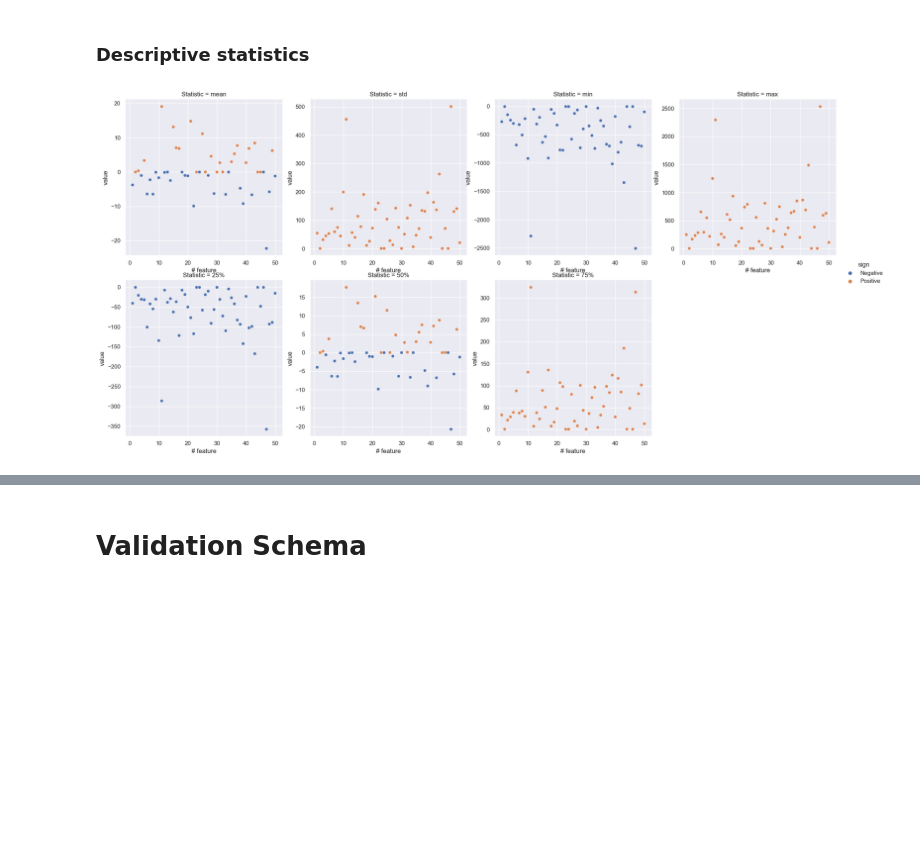
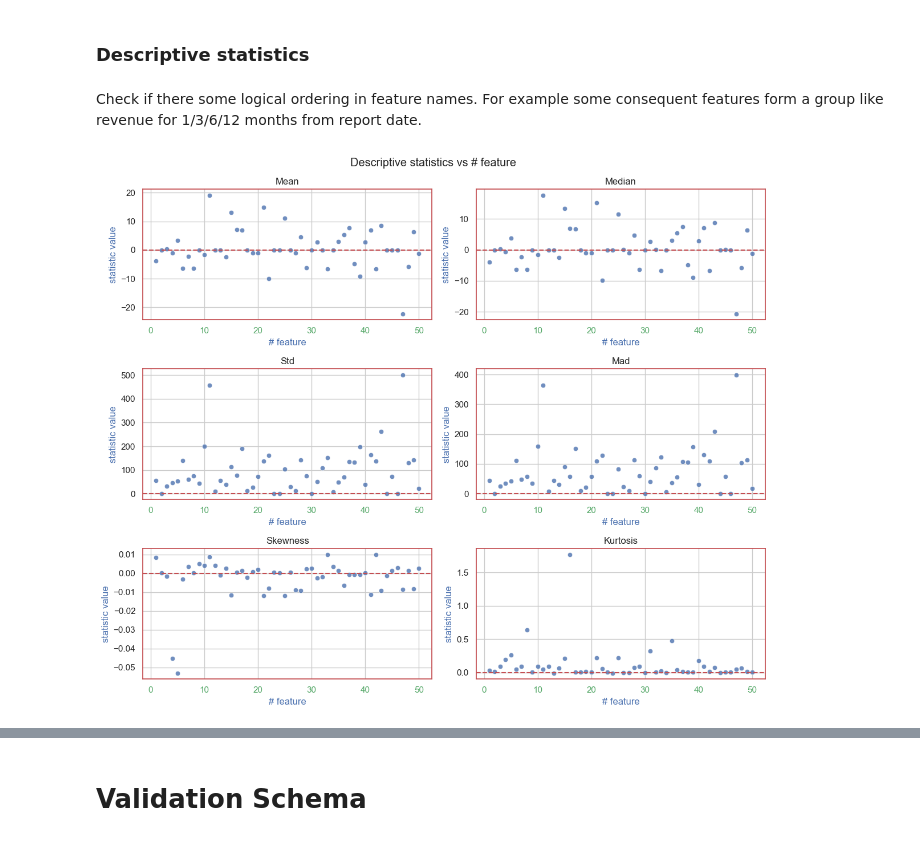
Before and after one commit to lAlexWest/uplift_modeling, a Jupyter notebook: notebooks/1. MegaFon - EDA.ipynb, the cells around one changed output, grey strips where cells are left out. Drawn from its saved outputs; the diff is of its cells as text; code cells hidden in the pictures; blank space fills up the shorter version.

```diff
--- a/notebooks/1. MegaFon - EDA.ipynb
+++ b/notebooks/1. MegaFon - EDA.ipynb
@@ -186,11 +205,40 @@ plot_df['sign'] = (
-# %%
-col_order = ['mean', 'std', 'min', 'max', '25%', '50%', '75%']
-facet = sns.relplot(
-    data=plot_df, x='# feature', y='value', hue='sign',
-    col='variable', col_wrap=4, col_order=col_order,
-    facet_kws={'sharey': False, 'sharex': False}
-    )
-
-facet.set_titles('Statistic = {col_name}');
-# %% [output]
-[figure, removed]
+# %%
+def compute_stats(df):
+
+    stats_df = df.describe(percentiles=[.5]).T.drop(columns=['count'])
+    extra_stats = [
+        data.skew().to_frame('skewness'), data.kurtosis().to_frame('kurtosis'),
+        (data - data.mean()).abs().mean().to_frame('mad')
+        ]
+    stats_df = stats_df.join(extra_stats)
+
+    # Prettificaiton
+    stats_df = stats_df.rename(columns={'50%': 'median'})
+    col_order = ['min', 'max', 'mean', 'median', 'std', 'mad', 'skewness', 'kurtosis']
+    return stats_df[col_order]
+
+
+descriptive_stats = data[features].pipe(compute_stats)
+# %% [markdown]
+Check if there some logical ordering in feature names. For example some consequent features form a group like revenue for 1/3/6/12 months from report date.
+# %%
+plot_cols = ['mean', 'median', 'std', 'mad', 'skewness', 'kurtosis']
+plot_df = descriptive_stats[plot_cols].copy()
+plot_df.index = plot_df.index.str.lstrip('X_').astype('int')
+spec = np.arange(len(plot_cols)).reshape(3, 2)
+
+fig = plt.figure(figsize=(12, 10))
+plt.suptitle('Descriptive statistics vs # feature')
+gs = fig.add_gridspec(3, 2)
+for i, stat_name in enumerate(plot_cols):
+
+    row, col = np.where(spec == i)
+    ax = fig.add_subplot(gs[row[0], col[0]])
+    ax.set_title(stat_name.capitalize())
+    ax.set_xlabel('# feature')
+    ax.set_ylabel('statistic value')
+    sns.scatterplot(x=plot_df.index, y=plot_df[stat_name], alpha=0.8, ax=ax)
+    plt.axhline(0, color='r', linestyle='--')
+plt.tight_layout();
+# %% [output]
+[figure, added]
```
Also changed, not shown: parts of 15 cells of this notebook, 1 other file.
